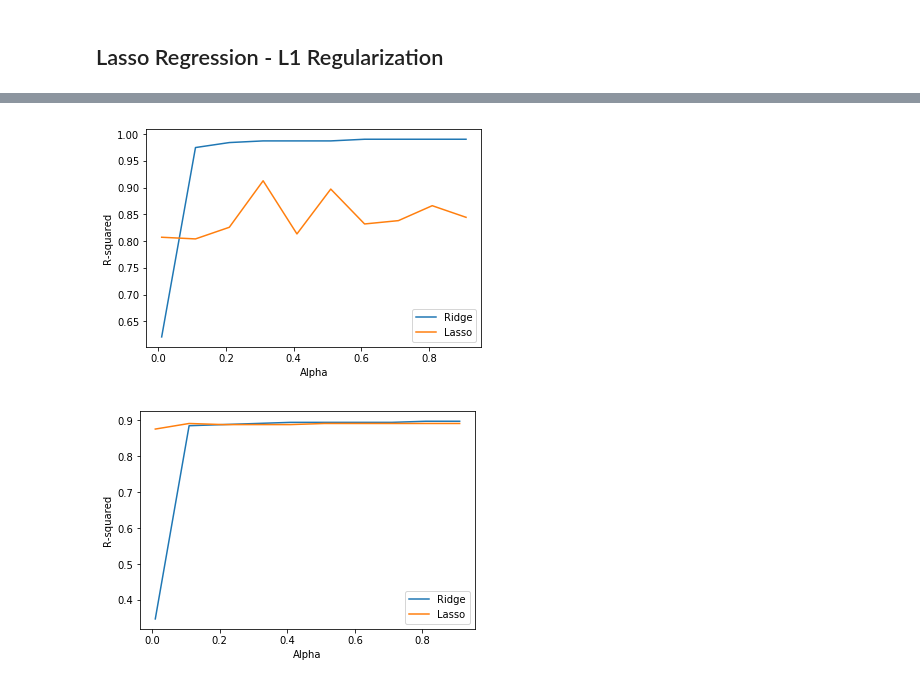
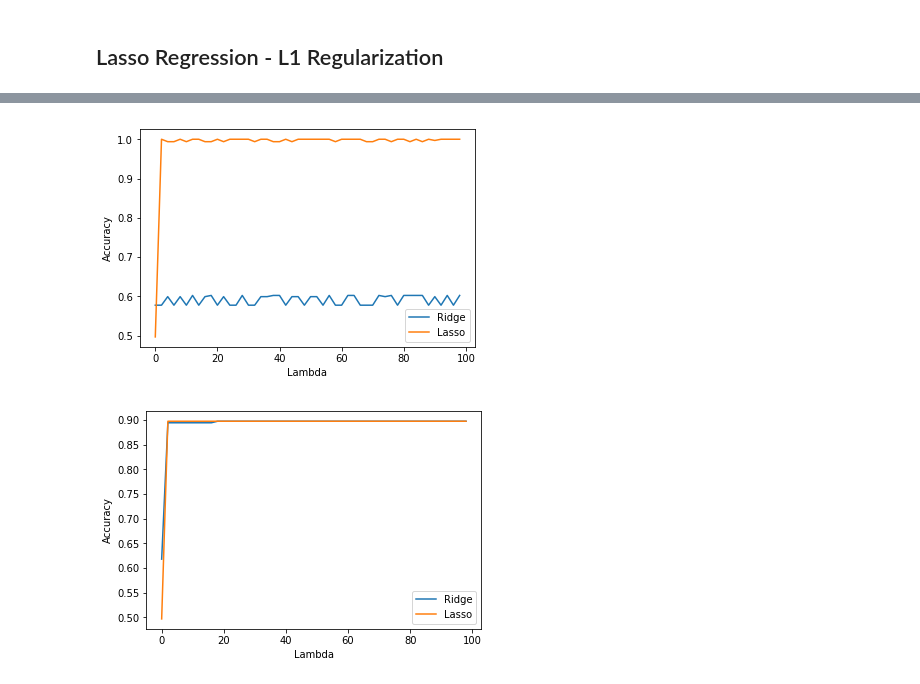
Before and after one commit to PriyankaBiswas/Data-Science, a Jupyter notebook: Unit3_deeper_SL/crime_ridge_lasso.ipynb, the cells around one changed output, grey strips where cells are left out. Drawn from its saved outputs; the diff is of its cells as text; code cells hidden in the pictures.

```diff
--- a/Unit3_deeper_SL/crime_ridge_lasso.ipynb
+++ b/Unit3_deeper_SL/crime_ridge_lasso.ipynb
@@ -565,6 +579,8 @@ df_new.head()
 | Alameda | 79761.0 | 253.0 | 0.0 | 16.0 | 133.0 | 104.0 | 2347.0 | 219.0 | ... |
 | Albany | 19880.0 | 36.0 | 0.0 | 1.0 | 28.0 | 7.0 | 523.0 | 77.0 | ... |
 | Alhambra | 85865.0 | 172.0 | 4.0 | 17.0 | 89.0 | 62.0 | 1877.0 | 363.0 | ... |
+# %%
+df_new = df_new.drop('Property_crime', axis=1)
 # %%
 # New features 1: population percentage
 #
@@ -933,11 +983,11 @@ row_0
 X_big = df_new.drop('y', axis=1)
 
 # X with engineered features
-X_newftrs = df_new[['rob_assault_crime', 'Murder_perc', 'Rape_perc', 'prop_crime_perc',
-       'Burglary_perc', 'rob_assault_perc', 'Motor_theft_perc', 'Arson_perc']]
+X_newftrs = df_new[['rob_assault_crime', 'Murder_perc', 'Rape_perc', 'Burglary_perc',
+                    'Larceny_theft_perc', 'Motor_theft_perc', 'Arson_perc']]
 
 # X with only features in the function
-X_small = df_new[['Burglary', 'Larceny_theft', 'Motor_theft', 'Arson','rob_assault_crime']]
+#X_small = df_new[['Burglary', 'Larceny_theft', 'Motor_theft', 'Arson','rob_assault_crime']]
 
 # y
 y = df_new['y']
@@ -1301,0 +1212,14 @@ X_train_s, X_test_s, y_train_s, y_test_s = train_test_split(X_small, y, test_siz
+# %%
+# X with all features
+
+X_big = df_new.drop('y', axis=1)
+
+# X with engineered features
+X_newftrs = df_new[['rob_assault_crime', 'Murder_perc', 'Rape_perc', 'Burglary_perc',
+                    'Larceny_theft_perc', 'Motor_theft_perc', 'Arson_perc']]
+
+# X with only features in the function
+#X_small = df_new[['Burglary', 'Larceny_theft', 'Motor_theft', 'Arson','rob_assault_crime']]
+
+# y
+y = df_new['y']
@@ -1302,40 +1230,42 @@ X_train_s, X_test_s, y_train_s, y_test_s = train_test_split(X_small, y, test_siz
 # %%
+## Comparing Ridge and Lasso for the big model
 
 # Store estimates.
 estimates = [None,None,None]
 
 # Storing legend information.
 labels = []
 
 #Run the model for many alphas.
-for a in alphas:
-    ridgeregrBig = LogisticRegression(penalty='l1', C=a)
+for l in lamds:
+    ridgeregrBig = LogisticRegression(penalty='l2', C=l)
     ridgeregrBig.fit(X_train_b, y_train_b)
 
-    lassBig = LogisticRegression(penalty='l2', C=a)
+    lassBig = LogisticRegression(penalty='l1', C=l)
     lassBig.fit(X_train_b, y_train_b)
 
     estimates = np.row_stack((
         estimates,
-        [ridgeregrBig.score(X_train_b, y_train_b),lassBig.score(X_train_b, y_train_b),a]))
+        [ridgeregrBig.score(X_train_b, y_train_b),lassBig.score(X_train_b, y_train_b),l]))
 
 # Make the data pretty.
 estimates_df = pd.DataFrame(
     estimates,
-    columns=['Ridge','Lasso','alpha'])
-estimates_df.sort_values(by='alpha', inplace=True, ascending=True)
+    columns=['Ridge','Lasso','lambda'])
+estimates_df.sort_values(by='lambda', inplace=True, ascending=True)
 
 # Plot a line for each parameter.
 for var in ['Ridge','Lasso']:
-    plt.plot(estimates_df['alpha'], estimates_df[var])
+    plt.plot(estimates_df['lambda'], estimates_df[var])
     labels.append(var)
-plt.xlabel('Alpha')
-plt.ylabel('R-squared')
+plt.xlabel('Lambda')
+plt.ylabel('Accuracy')
 plt.legend(labels)
 plt.show()
 # %% [output]
-[figure, old version]
+[figure, new version]
 # %%
+## Comparing Ridge and Lasso for the SMALL model
 
 # Store estimates.
 estimates = [None,None,None]
@@ -1344,30 +1274,30 @@ estimates = [None,None,None]
 labels = []
 
 #Run the model for many alphas.
-for a in alphas:
-    ridgeregrBig = LogisticRegression(penalty='l1', C=a)
-    ridgeregrBig.fit(X_train, y_train)
+for l in lamds:
+    ridgeregrBig = LogisticRegression(penalty='l2', C=l)
+    ridgeregrBig.fit(X_train_s, y_train_s)
 
-    lassBig = LogisticRegression(penalty='l2', C=a)
-    lassBig.fit(X_train, y_train)
+    lassBig = LogisticRegression(penalty='l1', C=l)
+    lassBig.fit(X_train_s, y_train_s)
 
     estimates = np.row_stack((
         estimates,
-        [ridgeregrBig.score(X_train, y_train),lassBig.score(X_train, y_train),a]))
+        [ridgeregrBig.score(X_train_s, y_train_s),lassBig.score(X_train_s, y_train_s),l]))
 
 # Make the data pretty.
 estimates_df = pd.DataFrame(
     estimates,
-    columns=['Ridge','Lasso','alpha'])
-estimates_df.sort_values(by='alpha', inplace=True, ascending=True)
+    columns=['Ridge','Lasso','lambda'])
+estimates_df.sort_values(by='lambda', inplace=True, ascending=True)
 
 # Plot a line for each parameter.
 for var in ['Ridge','Lasso']:
-    plt.plot(estimates_df['alpha'], estimates_df[var])
+    plt.plot(estimates_df['lambda'], estimates_df[var])
     labels.append(var)
-plt.xlabel('Alpha')
-plt.ylabel('R-squared')
+plt.xlabel('Lambda')
+plt.ylabel('Accuracy')
 plt.legend(labels)
 plt.show()
 # %% [output]
-[figure, old version]
+[figure, new version]
```
Also changed, not shown: parts of 64 cells of this notebook.
